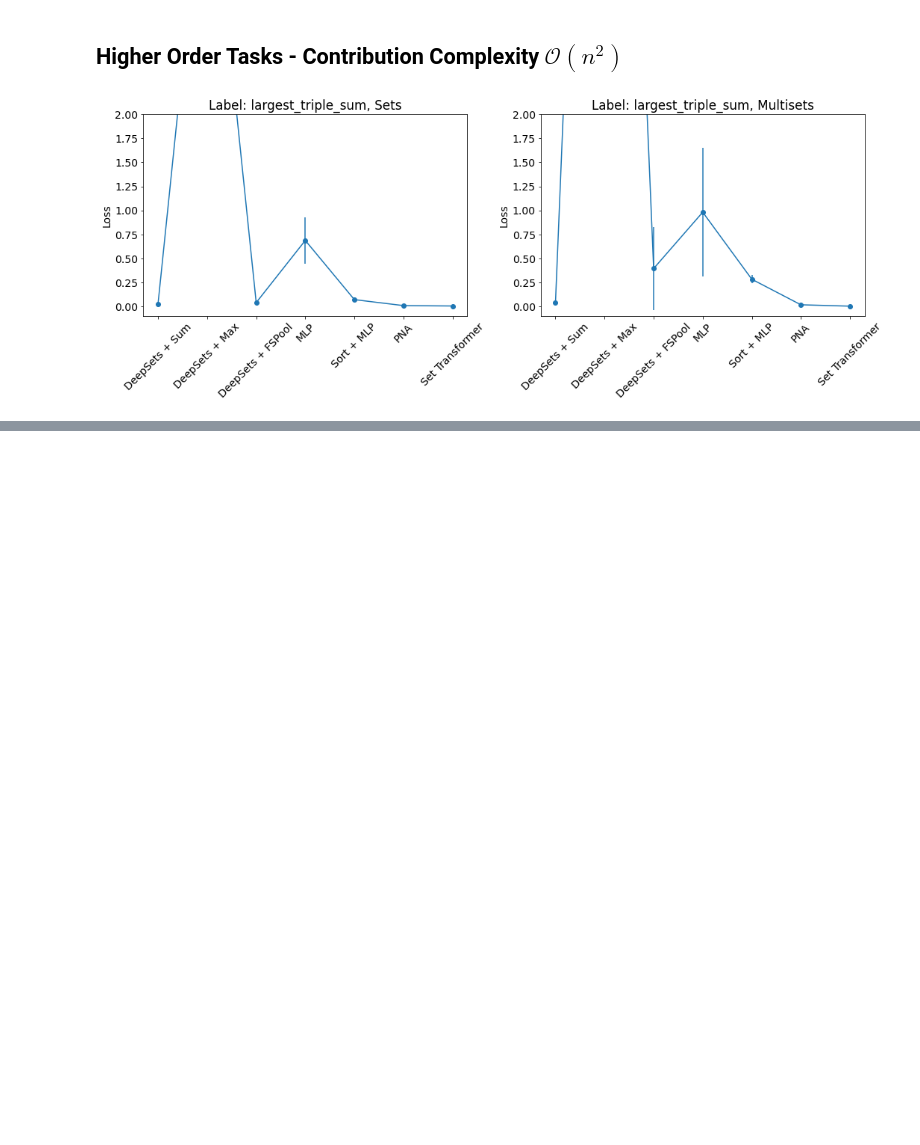
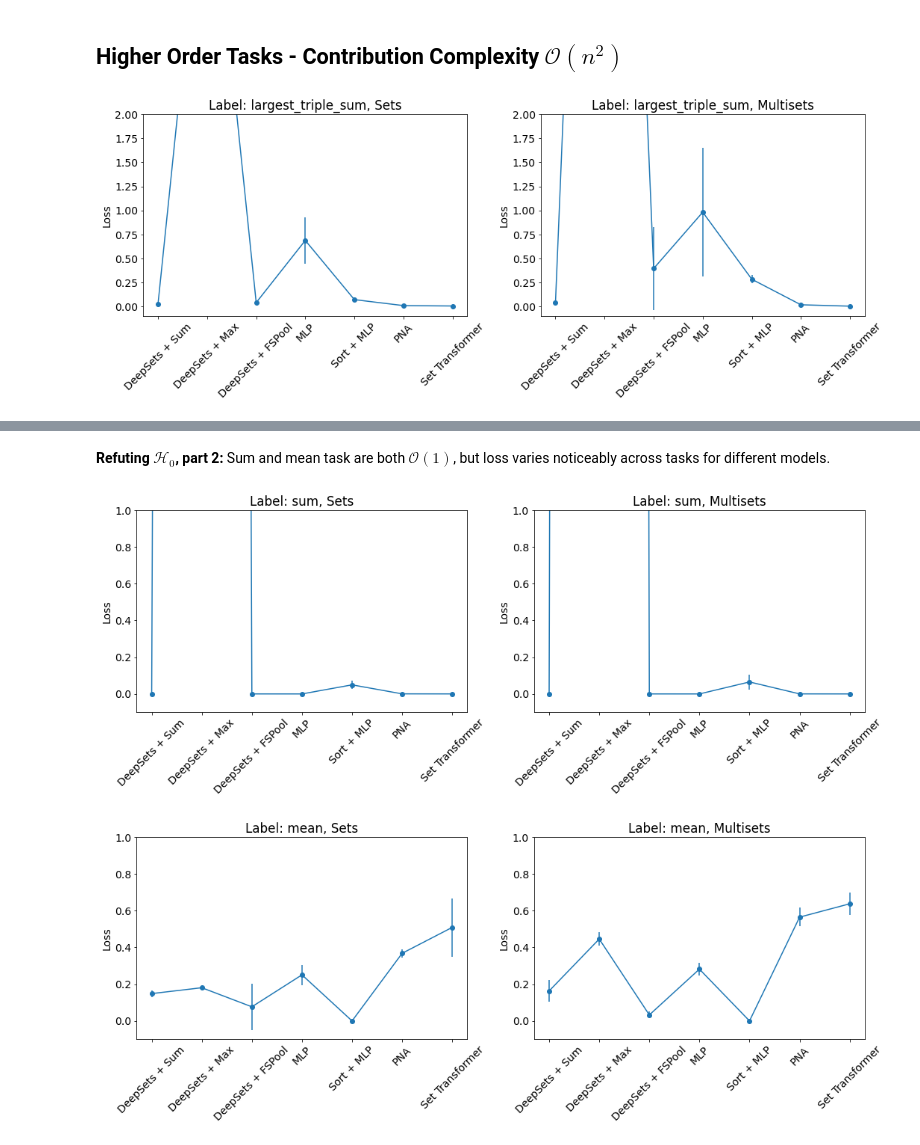
Before and after one commit to ischi09/Distributed-Systems-Lab-, a Jupyter notebook: analysis/sweeps-results.ipynb, the cells around one changed output, grey strips where cells are left out. Drawn from its saved outputs; the diff is of its cells as text; code cells hidden in the pictures; blank space fills up the shorter version.

```diff
--- a/analysis/sweeps-results.ipynb
+++ b/analysis/sweeps-results.ipynb
@@ -107,0 +137,9 @@ plot_task_results("largest_triple_sum", y_limits=[-0.1,2])
+# %% [markdown]
+**Refuting $\mathcal{H}_0$, part 2:** Sum and mean task are both $\mathcal{O}(1)$,
+but loss varies noticeably across tasks for different models.
+# %%
+plot_task_results("sum", y_limits=[-0.1,1])
+plot_task_results("mean", y_limits=[-0.1,1])
+# %% [output]
+[figure, added]
+[figure, added]
```
Also changed, not shown: parts of 8 cells of this notebook.
